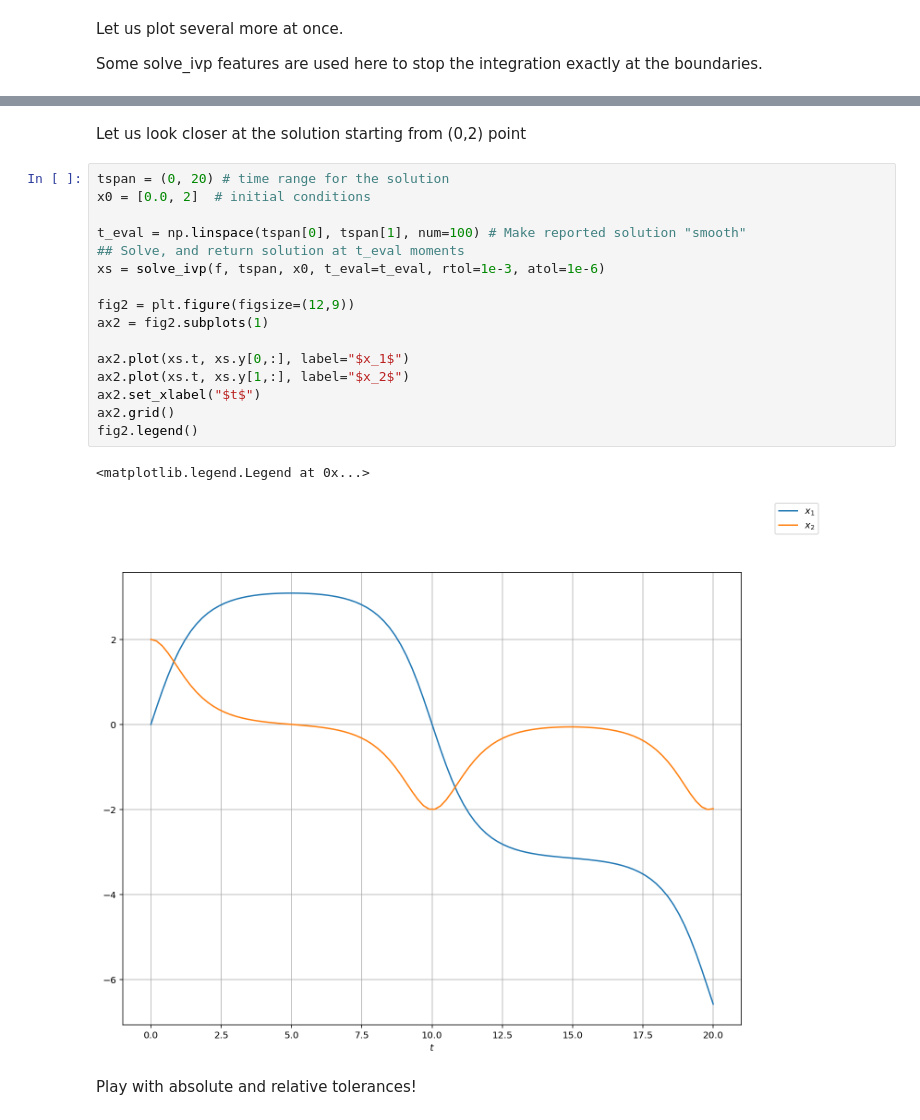
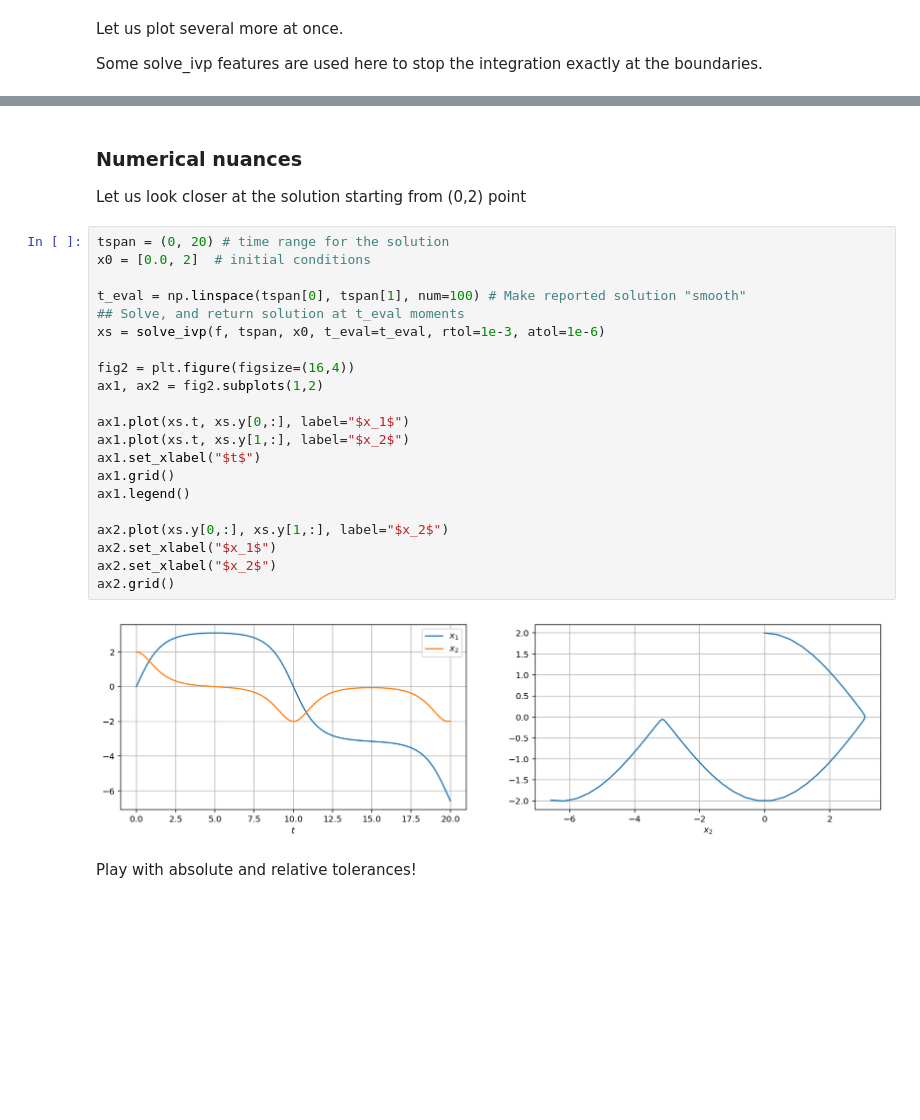
Before and after one commit to fedxa/PHYS30471, a Jupyter notebook: ODE_2D_pendulum.ipynb, the cells around one changed output, grey strips where cells are left out. Drawn from its saved outputs; the diff is of its cells as text; blank space fills up the shorter version.

```diff
--- a/ODE_2D_pendulum.ipynb
+++ b/ODE_2D_pendulum.ipynb
@@ -169,23 +194,29 @@ plot_trajectory(0,2,20)
 # %% [markdown]
+### Numerical nuances
+
 Let us look closer at the solution starting from (0,2) point
 # %%
 tspan = (0, 20) # time range for the solution
 x0 = [0.0, 2]  # initial conditions
 
 t_eval = np.linspace(tspan[0], tspan[1], num=100) # Make reported solution "smooth"
 ## Solve, and return solution at t_eval moments
 xs = solve_ivp(f, tspan, x0, t_eval=t_eval, rtol=1e-3, atol=1e-6)
 
-fig2 = plt.figure(figsize=(12,9))
-ax2 = fig2.subplots(1)
+fig2 = plt.figure(figsize=(16,4))
+ax1, ax2 = fig2.subplots(1,2)
 
-ax2.plot(xs.t, xs.y[0,:], label="$x_1$")
-ax2.plot(xs.t, xs.y[1,:], label="$x_2$")
-ax2.set_xlabel("$t$")
+ax1.plot(xs.t, xs.y[0,:], label="$x_1$")
+ax1.plot(xs.t, xs.y[1,:], label="$x_2$")
+ax1.set_xlabel("$t$")
+ax1.grid()
+ax1.legend()
+
+ax2.plot(xs.y[0,:], xs.y[1,:], label="$x_2$")
+ax2.set_xlabel("$x_1$")
+ax2.set_xlabel("$x_2$")
 ax2.grid()
-fig2.legend()
 # %% [output]
-<matplotlib.legend.Legend at 0x...>
-[figure, old version]
+[figure, new version]
 # %% [markdown]
 Play with absolute and relative tolerances!
```
Also changed, not shown: parts of 5 cells of this notebook, 1 other file.
